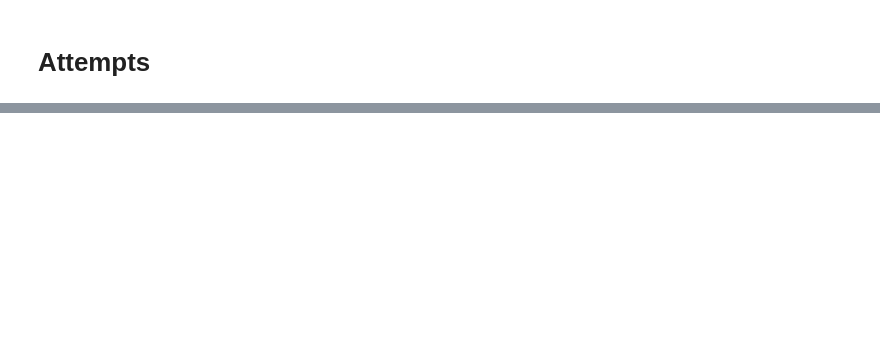
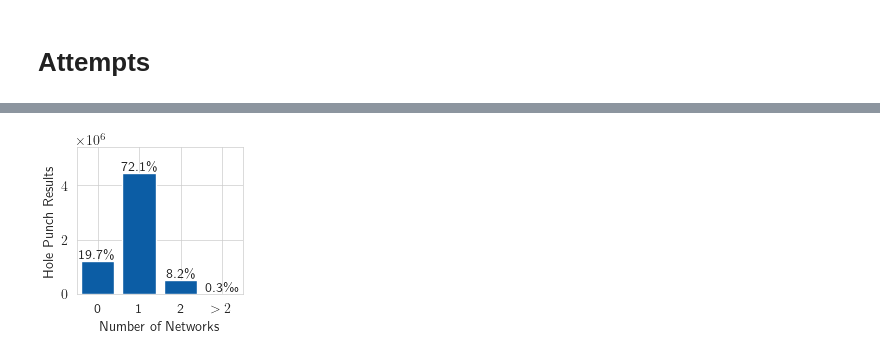
Before and after one commit to libp2p/punchr, a Jupyter notebook: publication/2023-03-07-publication.ipynb, the cells around one changed output, grey strips where cells are left out. Cells and saved outputs as stored; diff of their text form; code cells hidden in the pictures; blank space fills up the shorter version.

```diff
--- a/publication/2023-03-07-publication.ipynb
+++ b/publication/2023-03-07-publication.ipynb
@@ -206,0 +241,13 @@ fig.savefig("plots/attempts-success.pdf")
+# %%
+cutoff = 3
+rest = df[df["public_networks_count"] >= cutoff]["count"].sum()
+cutoff_df = df[df["public_networks_count"] < cutoff]
+concat_df = pd.concat([
+    cutoff_df,
+    pd.DataFrame({
+        "public_networks_count": [f"$>{cutoff - 1}$"],
+        "count": [rest]})]
+).reset_index(drop=True)
+concat_df["total"] = concat_df["count"].sum()
+concat_df["pct"] = 100 * concat_df["count"] / concat_df["total"]
+concat_df
@@ -206,0 +260,17 @@ fig.savefig("plots/attempts-success.pdf")
+# %%
+fig, ax = plt.subplots(figsize=[2, 2])
+
+p = ax.bar(np.arange(0,cutoff+1), concat_df["count"], tick_label=concat_df["public_networks_count"].to_list())
+ax.set_xticks(np.arange(1, cutoff+1))
+ax.set_xlabel("Number of Networks")
+ax.set_ylabel("Hole Punch Results")  # Share in \%")
+# ax.bar_label(p, labels=['%.1f\%%' % pct for pct in concat_df["pct"]])
+ax.bar_label(p, labels=[('%.1f\%%' % pct if pct > 0.1 else f"{pct*10:.1f}\\textperthousand") for pct in concat_df["pct"]])
+
+ax.set_xlim(-0.5, cutoff+0.5)
+ax.set_xticks(np.arange(0, cutoff+1))
+ax.set_ylim(0, 5.4e6)
+fig.tight_layout(pad=0.01)
+fig.savefig("plots/networks-distributions.pdf")
+# %% [output]
+[figure, added]
```
Also changed, not shown: parts of 18 cells of this notebook, 7 other files.
